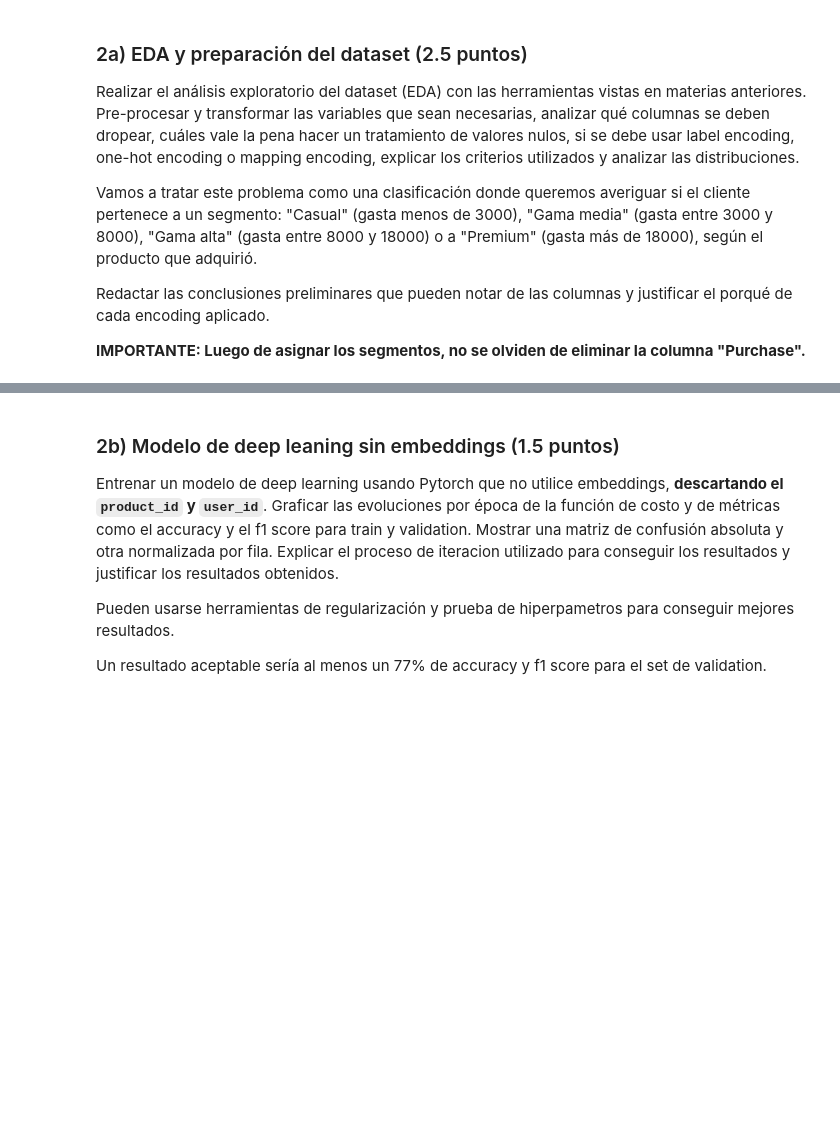
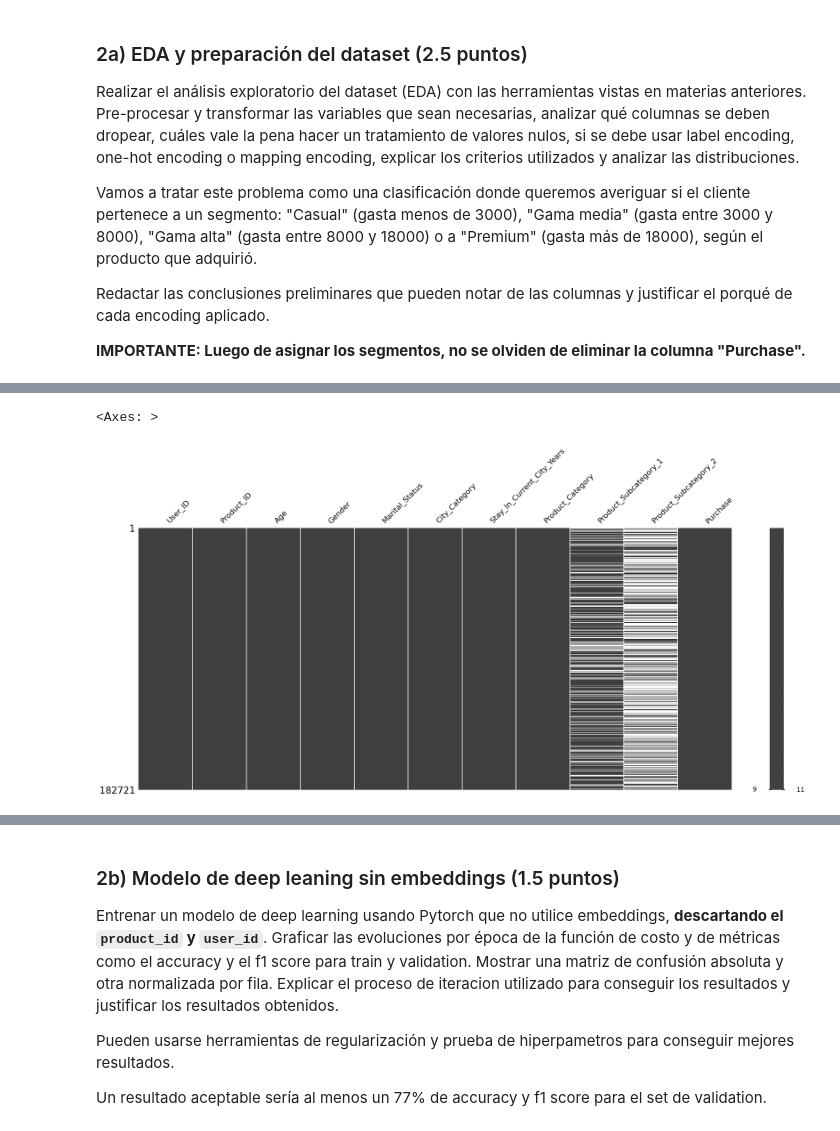
Before and after one commit to emiliano-ipa/CEIA-DeepLearning-TPs, a Jupyter notebook: Emiliano_Iparraguirre_DL_TP1_Co20.ipynb, the cells around one changed output, grey strips where cells are left out. Drawn from its saved outputs; the diff is of its cells as text; code cells hidden in the pictures; blank space fills up the shorter version.

```diff
--- a/Emiliano_Iparraguirre_DL_TP1_Co20.ipynb
+++ b/Emiliano_Iparraguirre_DL_TP1_Co20.ipynb
@@ -612,0 +615,14 @@ Redactar las conclusiones preliminares que pueden notar de las columnas y justif
+# %%
+import gdown
+import pandas as pd
+import numpy as np
+import matplotlib.pyplot as plt
+import seaborn as sns
+import missingno as msno
+
+# Descargar el archivo
+url = f"https://drive.google.com/uc?id=147YyKAiQhJhZV9tHAkrgcTzvRgmwB-OX"
+gdown.download(url, "dataset_compras.csv", quiet=False)
+
+# Leer el archivo
+df_inicial = pd.read_csv("dataset_compras.csv")
@@ -612,0 +708,6 @@ Redactar las conclusiones preliminares que pueden notar de las columnas y justif
+# %%
+# Visualizar la carencia de datos faltantes
+msno.matrix(df_inicial)
+# %% [output]
+<Axes: >
+[figure, added]
```
Also changed, not shown: parts of 56 cells of this notebook, 1 other file.
